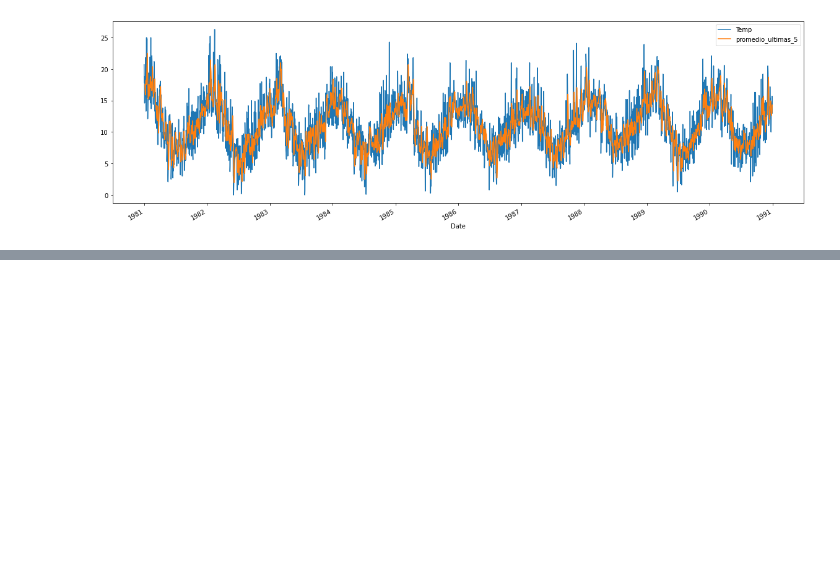
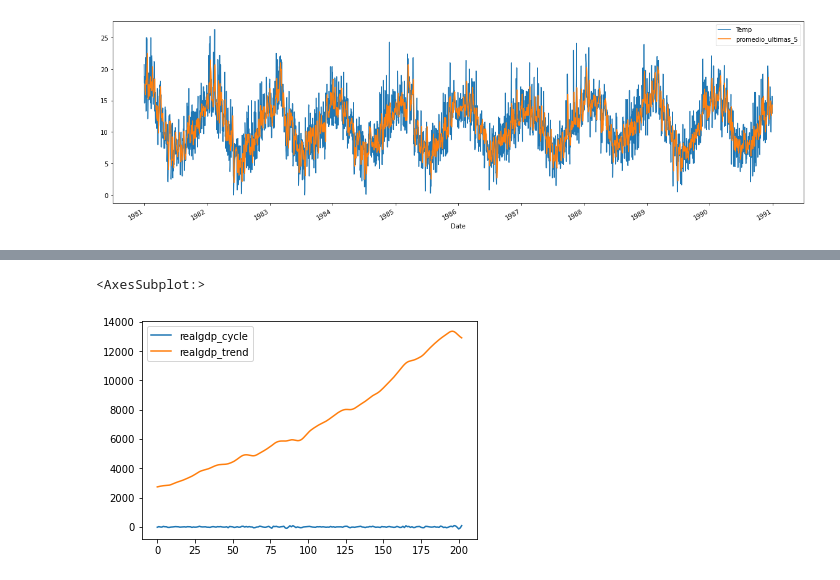
Before and after one commit to Ladivcr/Neural-network-class, a Jupyter notebook: RN2/Time_Series/TimeSeries_1.ipynb, the cells around one changed output, grey strips where cells are left out. Cells and saved outputs as stored; diff of their text form; code cells hidden in the pictures; blank space fills up the shorter version.

```diff
--- a/RN2/Time_Series/TimeSeries_1.ipynb
+++ b/RN2/Time_Series/TimeSeries_1.ipynb
@@ -530,0 +589,10 @@ df[['Temp', 'promedio_ultimas_5']].plot.line(figsize=(20,6))
+# %%
+realgdp_cycle, realgdp_trend = hpfilter(d['realgdp'], lamb=6.25)
+# %%
+d['realgdp_cycle'] = realgdp_cycle
+d['realgdp_trend'] = realgdp_trend
+# %%
+d[['realgdp_cycle', 'realgdp_trend']].plot()
+# %% [output]
+<AxesSubplot:>
+[figure, added]
```
Also changed, not shown: parts of 18 cells of this notebook.
